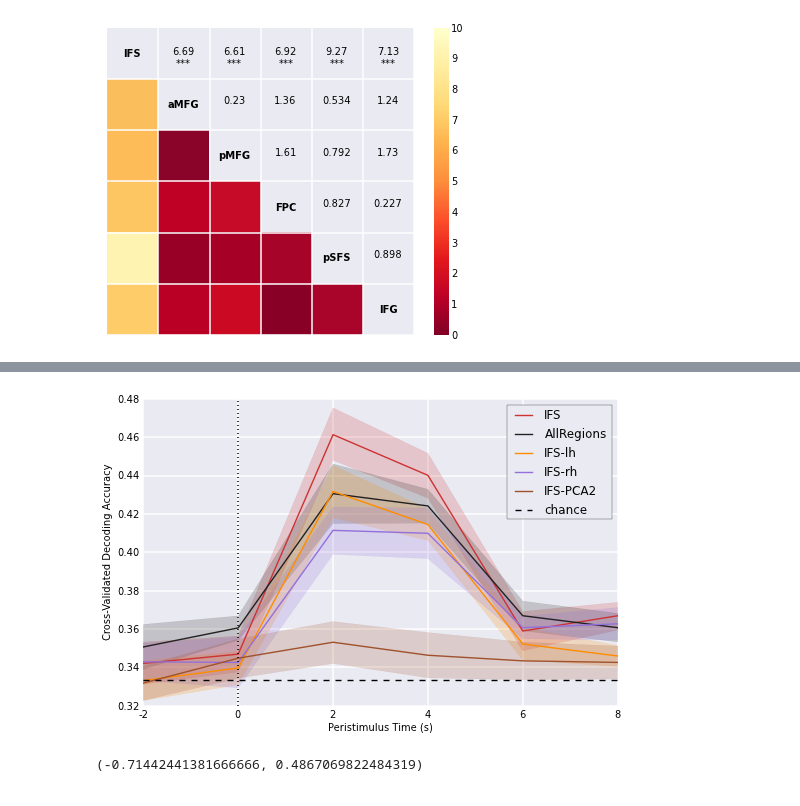
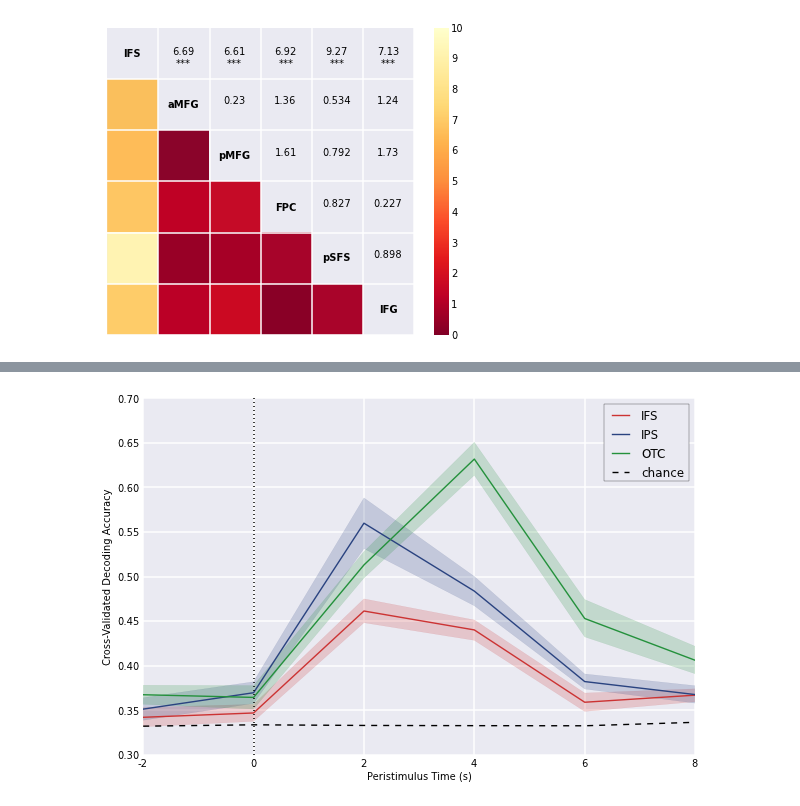
Before and after one commit to WagnerLabPapers/Waskom_JNeurosci_2014, a Jupyter notebook: DKsort_Neuron.ipynb, the cells around one changed output, grey strips where cells are left out. Cells and saved outputs as stored; diff of their text form; code cells hidden in the pictures.

```diff
--- a/DKsort_Neuron.ipynb
+++ b/DKsort_Neuron.ipynb
@@ -334,7 +360,7 @@ sns.symmatplot(t_mat, p_mat, names=pfc_rois, cmap="YlOrRd_r", cmap_range=(0, 10)
 [figure]
 # %%
 control_rois = ["AllRegions", "IFS-lh", "IFS-rh"]
-control_masks = ["dksort_pfc-graymid", "lh.yeo17_ifs-graymid", "rh.yeo17_ifs-graymid"]
+control_masks = ["dksort_pfc", "lh.yeo17_ifs", "rh.yeo17_ifs"]
 # %%
 control_accs = dict()
 for roi, mask in zip(control_rois, control_masks):
@@ -351,5 +378,3 @@ control_accs["IFS-PCA2"] = np.array(pca_accs)
 control_rois.append("IFS-PCA2")
 control_rois.insert(0, "IFS")
 control_accs["IFS"] = pfc_accs["dimension"]["IFS"]
-# %%
-roi_colors.update({"AllRegions": "#222222", "IFS-lh": "darkorange", "IFS-rh": "mediumpurple", "IFS-PCA2": "sienna"})
@@ -356,17 +462,46 @@ roi_colors.update({"AllRegions": "#222222", "IFS-lh": "darkorange", "IFS-rh": "m
+# %%
+post_rois = ["IPS", "OTC"]
+post_masks = ["ips", "viz"]
+# %%
+post_accs = dict()
+post_chance = dict()
+post_counts = dict()
+null_dists = dict()
+
+# Load the data, decode, and perform shuffle tests
+for roi, mask in zip(post_rois, post_masks):
+    ds = mvpa.load_datasets("dimension", roi, "yeo17_%s-graymid" % mask, frames, dv=dv)
+    post_accs[roi] = mvpa.decode_group(ds, model, dv=dv)
+    null_dists[roi] = mvpa.classifier_permutations(ds, model, n_iter=n_shuffle, random_seed=shuffle_seed, dv=dv)
+    post_chance[roi] = np.array([np.mean(d, axis=0) for d in null_dists[roi]])
+
+# Calculate a null distribution of the max statistic for each subject
+max_dists = []
+for i_s, subj in enumerate(subjects):
+    subj_dist = np.reshape([null_dists[roi][i_s] for roi in post_rois], (n_shuffle, 12))
+    max_dists.append(np.max(subj_dist, axis=1))
+criterion = np.array([moss.percentiles(x, 95) for x in max_dists])[:, None]
+
+# Count the number of subjects exceeding the max statistic criterion
+for roi in post_rois:
+    post_counts[roi] = np.sum(np.any(post_accs[roi] > criterion, axis=1))
 # %%
-# Plot the accuracy timeseries for each control analysis
-f, ax = subplots(1, 1, figsize=(8.5, 5.5))
+f = figure(figsize=(10.5, 5.5))
+
+# Plot the accuracy timeseries in each region
+ax = f.add_axes([.05, .05, .73, .9])
 x = arange(-1, 5)
-for roi in control_rois:
-    accs = control_accs[roi]
+sns.tsplot(x, pfc_accs["dimension"]["IFS"], color=roi_colors["IFS"], label="IFS", ax=ax)
+for roi in post_rois:
+    accs = post_accs[roi]
     sns.tsplot(x, accs, color=roi_colors[roi], label=roi, ax=ax)
-chance = repeat(1. / 3, 6)
+chance = np.array(post_chance.values()).reshape(-1, 6).mean(axis=0)
 ax.plot(x, chance, c="k", ls="--", label="chance")
 ax.axvline(0, c="k", ls=":", lw=1.5)
 ax.set_xlim(-1, 4)
 ax.set_ylabel("Cross-Validated Decoding Accuracy")
 ax.set_xticklabels(arange(-1, 5) * 2)
 ax.set_xlabel("Peristimulus Time (s)")
 ax.legend(prop=dict(size=12));
 # %% [output]
-[figure, old version]
+[figure, new version]
@@ -375,4 +507,0 @@ control_peaks = {roi: accs.max(axis=1) for roi, accs in control_accs.items()}
-# %%
-stats.ttest_rel(control_peaks["IFS-rh"], control_peaks["IFS-lh"])
-# %% [output]
-(-0.71442441381666666, 0.4867069822484319)
```
Also changed, not shown: parts of 22 cells of this notebook.
